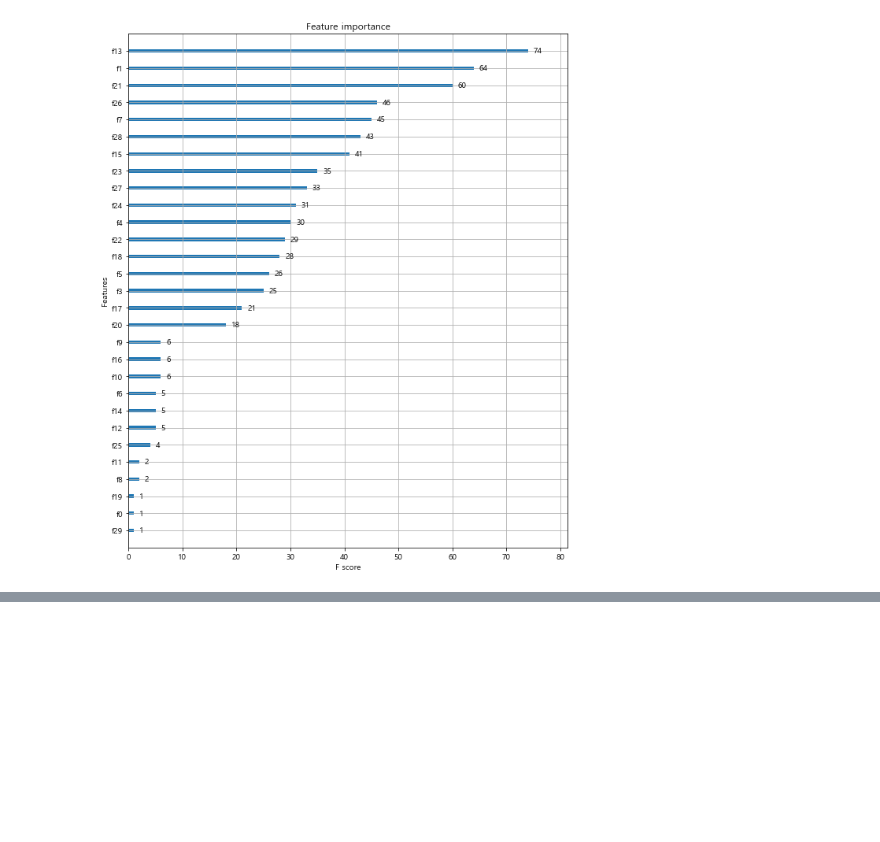
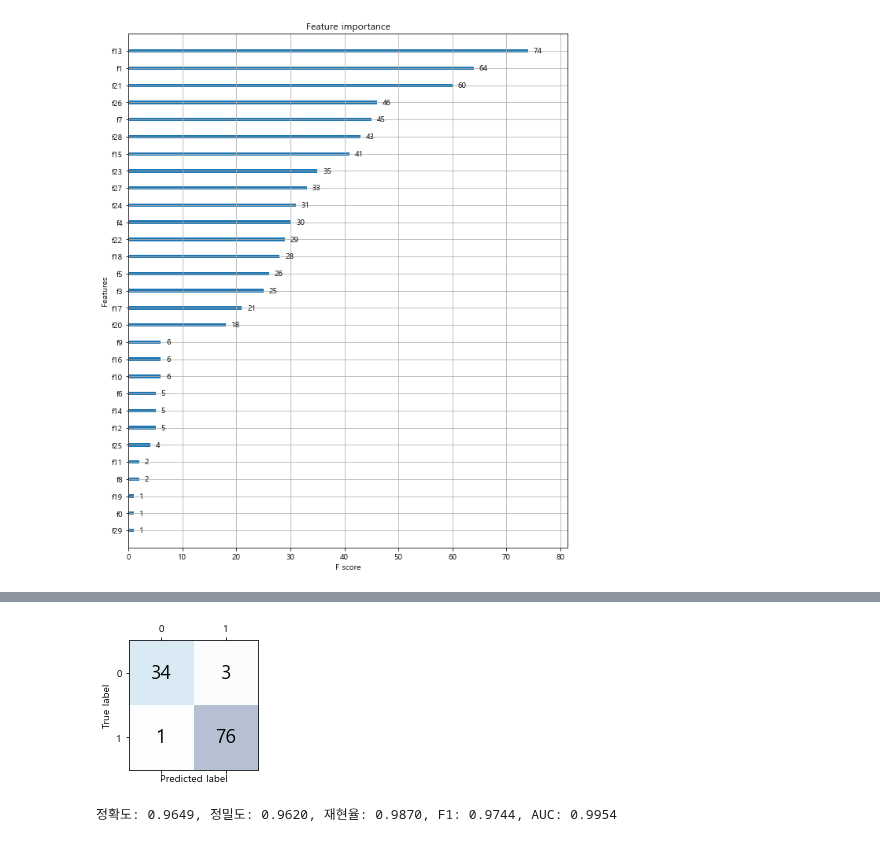
Before and after one commit to unknown-jun/Machine_Learning, a Jupyter notebook: ML_Book/05_5. XGBoost(eXtra Gradient Boost).ipynb, the cells around one changed output, grey strips where cells are left out. Drawn from its saved outputs; the diff is of its cells as text; code cells hidden in the pictures; blank space fills up the shorter version.

```diff
--- a/ML_Book/05_5. XGBoost(eXtra Gradient Boost).ipynb
+++ b/ML_Book/05_5. XGBoost(eXtra Gradient Boost).ipynb
@@ -170,0 +202,8 @@ plot_importance(xgb_model, ax=ax);
+# %%
+# 사이킷런 래퍼 XGBoost 클래스인 XGBclassifier 임포트
+from xgboost import XGBClassifier
+
+xgb_wrapper = XGBClassifier(n_estimators=400, learning_rate=0.1, max_depth=3)
+xgb_wrapper.fit(X_train, y_train)
+w_preds = xgb_wrapper.predict(X_test)
+w_pred_proba = xgb_wrapper.predict_proba(X_test)[:,1]
@@ -170,0 +217,9 @@ plot_importance(xgb_model, ax=ax);
+# %%
+from xgboost import XGBClassifier
+
+xgb_wrapper = XGBClassifier(n_estimators=400, learning_rate=0.1, max_depth=3)
+evals = [(X_test, y_test)]
+xgb_wrapper.fit(X_train, y_train, early_stopping_rounds=100, eval_metric="logloss",
+                eval_set=evals, verbose=True)
+ws100_preds = xgb_wrapper.predict(X_test)
+ws100_pred_proba=xgb_wrapper.predict_proba(X_test)[:,1]
@@ -170,0 +244,5 @@ plot_importance(xgb_model, ax=ax);
+# %%
+get_clf_eval(y_test, ws100_preds, ws100_pred_proba)
+# %% [output]
+[figure, added]
+정확도: 0.9649, 정밀도: 0.9620, 재현율: 0.9870, F1: 0.9744, AUC: 0.9954
```
Also changed, not shown: parts of 10 cells of this notebook.
